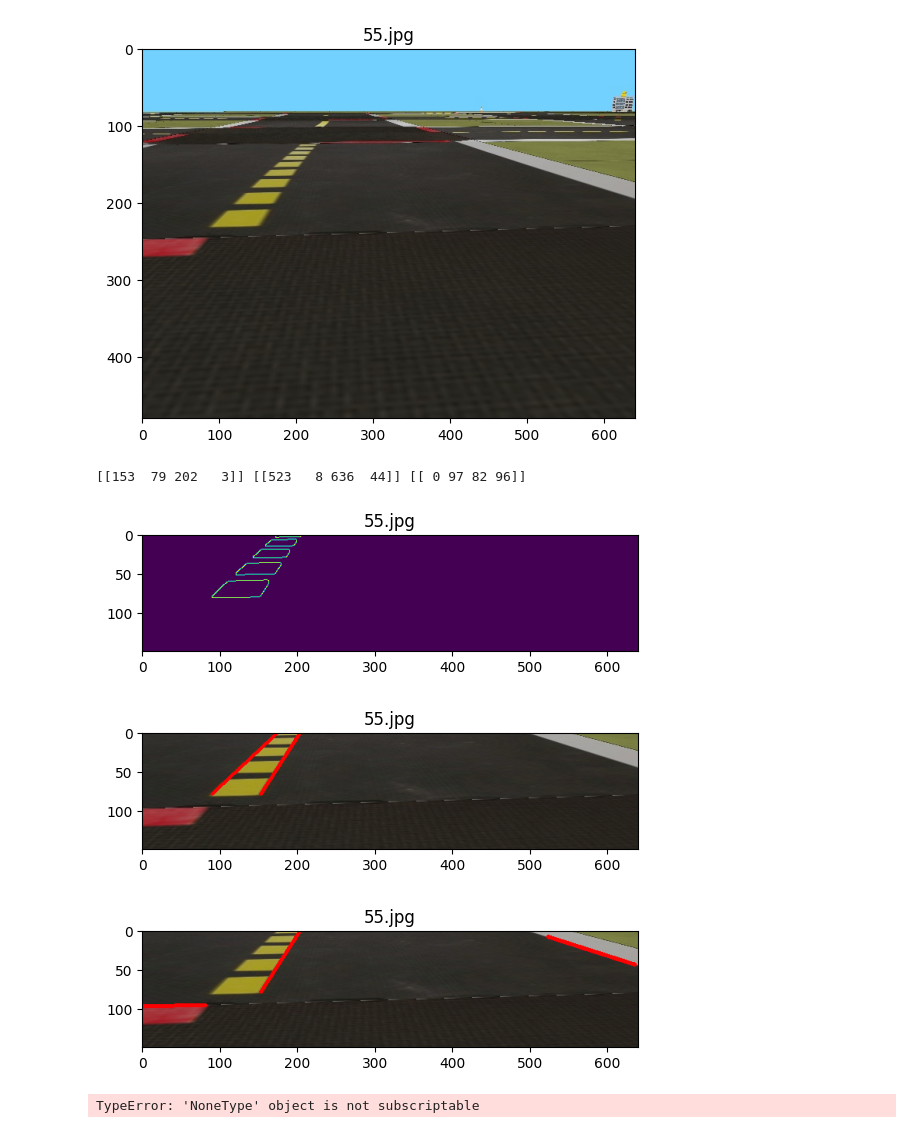
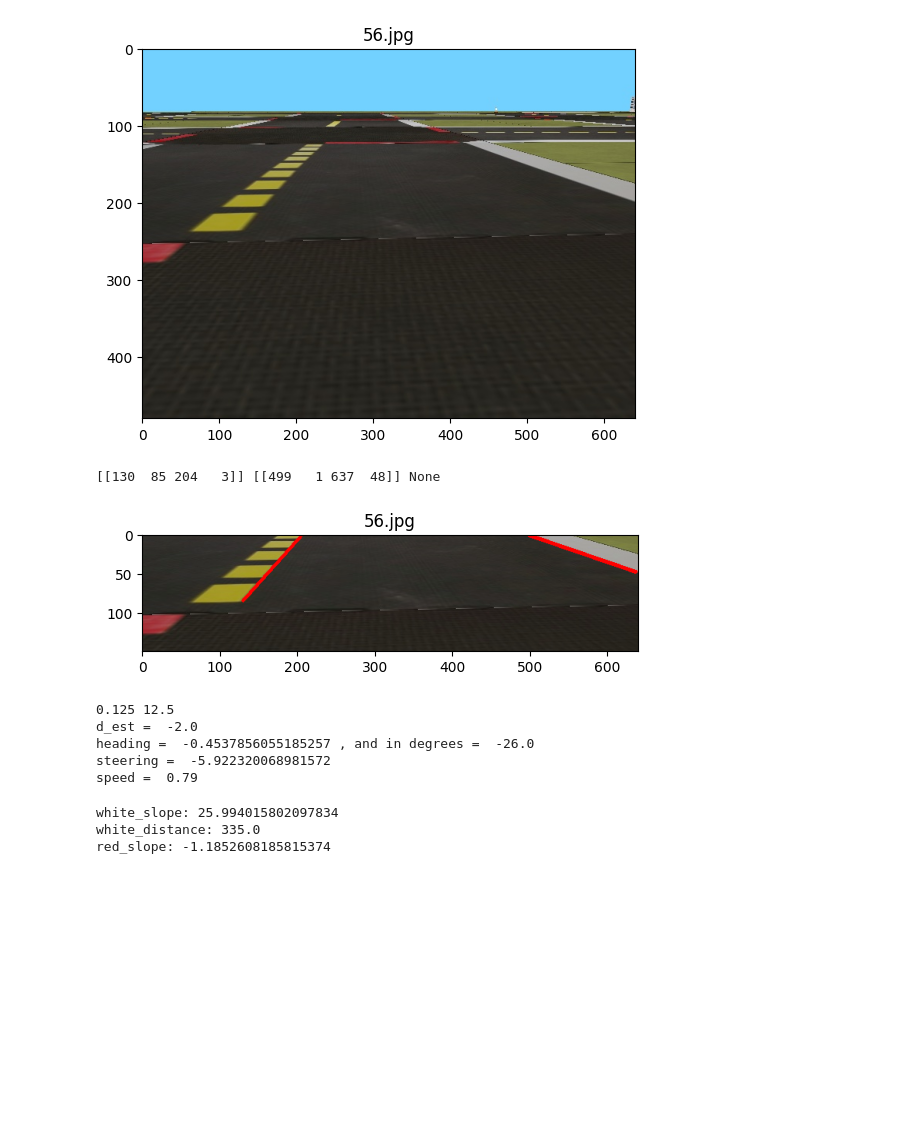
Before and after one commit to adrshsrvstv/CS4278-5478-Project-Materials, a Jupyter notebook: Lane Pose Estimation.ipynb, the cells around one changed output. Cells and saved outputs as stored; diff of their text form; code cells hidden in the pictures; blank space fills up the shorter version.

Commit message:
Tuned turning

```diff
--- a/Lane Pose Estimation.ipynb
+++ b/Lane Pose Estimation.ipynb
@@ -39,40 +35,48 @@ def get_next_action_from_controller(map_name, curr_pos, observation, state):
     controller.state = state
     return controller.get_next_action(observation, info)
 # %%
-map_name = "testcases/milestone1_paths/map2_0_seed0_start_7,7_goal_1,4.txt"
 path = "observations_test"
-title = "55.jpg"
+title = "56.jpg"
+state = State.TURNING
 img = cv2.cvtColor(cv2.imread(os.path.join(path, title)), cv2.COLOR_BGR2RGB)
 show(img)
 # %% [output]
-[figure, old version]
+[figure, new version]
 # %%
-state = State.TURNING
 mode = get_mode_from_state(state)
 
 yellow, white, red = get_lane_lines(img, state)
 print(yellow, white, red)
 
-edges = get_edges(preprocess(img, state), color="yellow", blur=True)
+edges = get_edges(preprocess(img, state), color="white", blur=True)
 lines = get_lines_in_image(edges)
 
-show(edges)
-show_lines_on_image(img, lines, state)
+# show(edges)
+#show_lines_on_image(img, lines, state)
 
 show_lines_on_image(img, [yellow, white, red], state)
 # %% [output]
-[[153  79 202   3]] [[523   8 636  44]] [[ 0 97 82 96]]
+[[130  85 204   3]] [[499   1 637  48]] None
-[figure, old version]
+[figure, new version]
-[figure, removed]
-[figure, removed]
 # %%
 d_est = get_d_est(yellow, white, mode)
-heading = get_heading_from_red_line(red) #get_heading(yellow, white)
-steering = get_steering(heading, 0, state)
+heading = get_heading(yellow, white)
 
+if state == State.IN_LANE_USING_RED:
+    heading = get_heading_from_red_line(red)
+
+k_p, k_d = get_pid_params_for(state)
+steering = k_p * d_est + k_d * heading
+speed = get_speed(steering)
+
+print(k_p, k_d)
 print("d_est = ", d_est)
 print("heading = ", heading, ", and in degrees = ", np.degrees(heading))
-print(steering)
-print(get_speed(steering))
+print("steering = ", steering)
+print("speed = ", speed)
 # %% [output]
-TypeError: 'NoneType' object is not subscriptable
+0.125 12.5
+d_est =  -2.0
+heading =  -0.4537856055185257 , and in degrees =  -26.0
+steering =  -5.922320068981572
+speed =  0.79
@@ -81,17 +83,23 @@ np.degrees(np.arctan(slope(red)))
 # %%
-print(np.degrees(np.arctan(slope(yellow))))
-print(np.degrees(np.arctan(slope(white))))
+if yellow is not None:
+    print("yellow_slope:", np.degrees(np.arctan(slope(yellow))) )
+    print("yellow_distance:", get_distance_from_line(yellow, mode))
+if white is not None:
+    print("white_slope:", np.degrees(np.arctan(slope(white))))
+    print("white_distance:", get_distance_from_line(white, mode))
+if red is not None:
+    print("red_slope:", np.degrees(np.arctan(slope(red))) )
+
 
 # print(np.degrees(np.arctan(slope(red))))
 # print(np.degrees(np.arctan((-1/slope(red)))))
-
-print(get_distance_from_line(yellow, mode))
-print(get_distance_from_line(white, mode))
-
 #(get_distance_from_line(yellow, mode) - get_distance_from_line(white, mode))/2
 #np.degrees(np.arctan(slope(yellow))) - 90 + DEGREES_OFFSET
 #get_distance_from_line(yellow, mode) - one_side_distance_offset(mode)
-get_heading_from_red_line(red)
+# %% [output]
+white_slope: 25.994015802097834
+white_distance: 335.0
+red_slope: -1.1852608185815374
 # %%
 for line in lines:
 #for line in filter_outlier_lines(lines):
```
Also changed, not shown: parts of 3 cells of this notebook, 3 other files.
